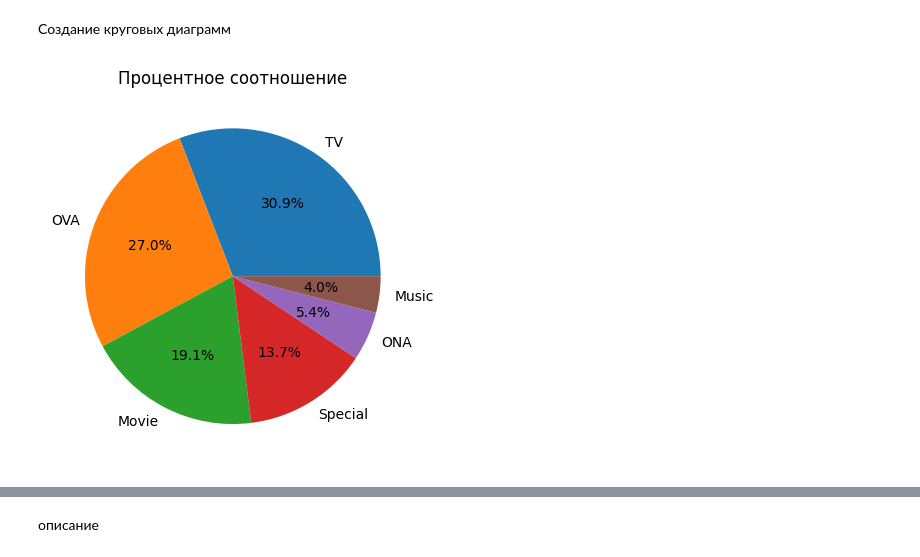
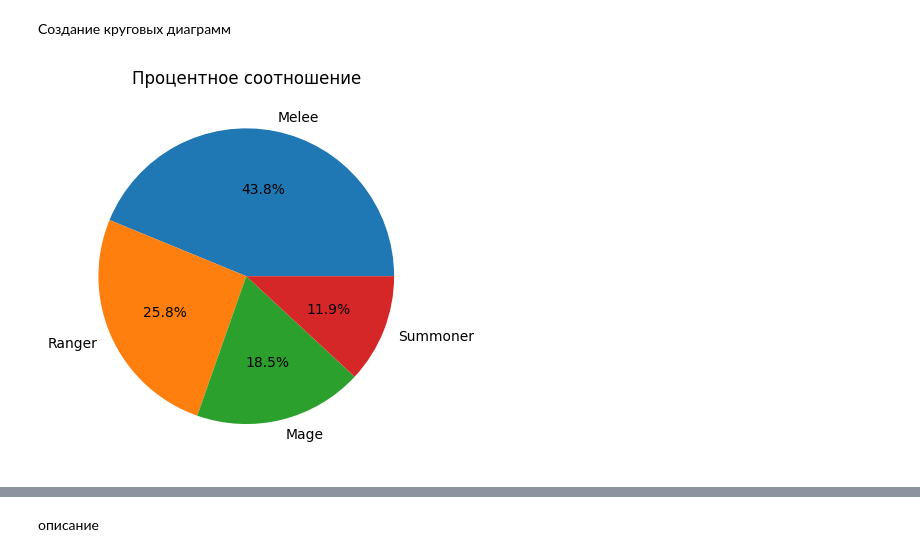
Before and after one commit to GRL7559/Project-PY, a Jupyter notebook: Practics/Graphics.ipynb, the cells around one changed output, grey strips where cells are left out. Saved outputs shown, nothing was run; the diff lists cells and outputs as text; code cells hidden in the pictures.

```diff
--- a/Practics/Graphics.ipynb
+++ b/Practics/Graphics.ipynb
@@ -8,5 +8,5 @@
 import pandas as pd
 import numpy as np
 import matplotlib.pyplot as plt
-df = pd.read_csv('C:\\Users\\User\\Desktop\\N\\VS _ VS Code\\Project PY\\anime.csv')
-df = df.sort_values(by='anime_id')
+df = pd.read_csv('C:\\Users\\User\\Desktop\\N\\VS _ VS Code\\Project PY\\Terraria.csv')
+display(df)
@@ -54,9 +70,9 @@ plt.show()
 # %% [markdown]
 Создание круговых диаграмм
 # %%
-counts=df['type'].value_counts()
+counts=df['CLASS'].value_counts()
 plt.pie(counts, labels=counts.index, autopct='%1.1f%%')
 plt.title('Процентное соотношение')
 plt.show()
 # %% [output]
-[figure, old version]
+[figure, new version]
```
Also changed, not shown: parts of 25 cells of this notebook, 1 other file.
